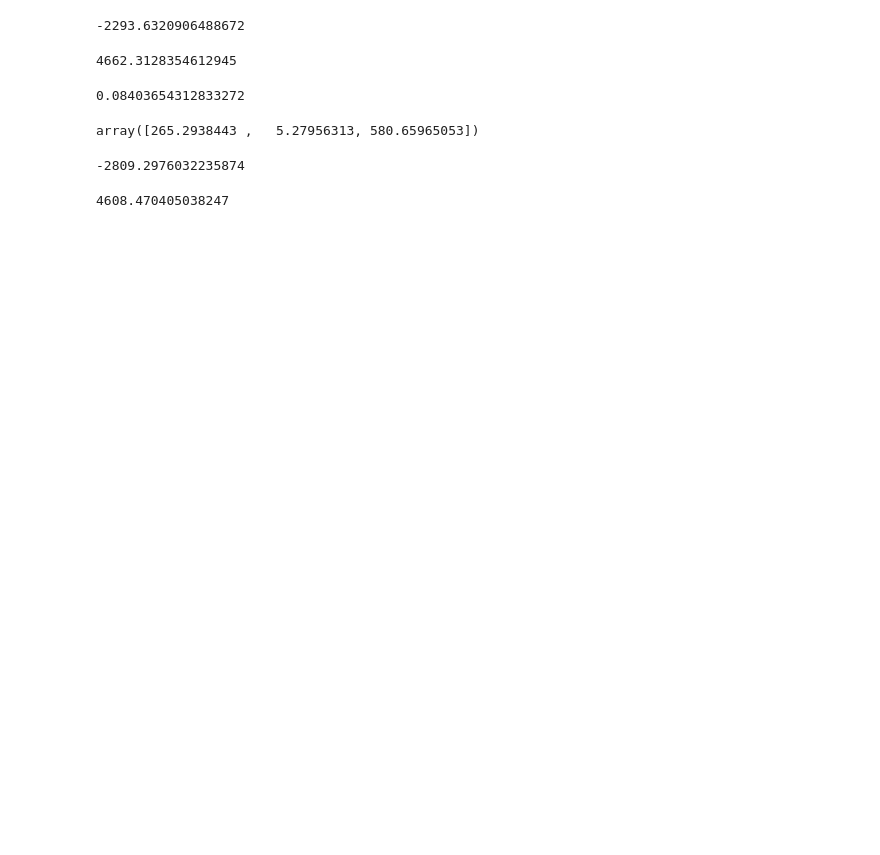
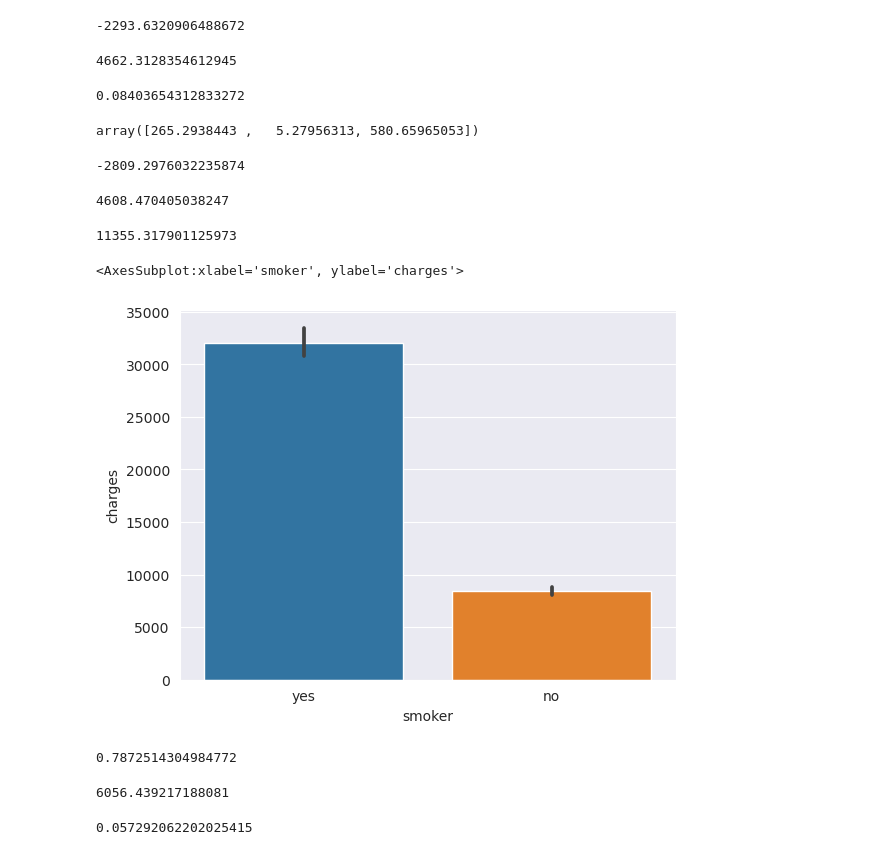
Before and after one commit to Aliqc7/Med-charges-repo, a Jupyter notebook: Med-charges.ipynb, the cells around one changed output. Drawn from its saved outputs; the diff is of its cells as text; code cells hidden in the pictures; blank space fills up the shorter version.

```diff
--- a/Med-charges.ipynb
+++ b/Med-charges.ipynb
@@ -428,0 +437,9 @@ loss
+# %%
+loss
+# %% [output]
+11355.317901125973
+# %%
+sns.barplot(data=medical_df, x= "smoker", y="charges")
+# %% [output]
+<AxesSubplot:xlabel='smoker', ylabel='charges'>
+[figure, added]
@@ -428,0 +450,4 @@ loss
+# %%
+medical_df.charges.corr(medical_df.smoker_code)
+# %% [output]
+0.7872514304984772
@@ -428,0 +460,8 @@ loss
+# %%
+rmse(targets, predictions)
+# %% [output]
+6056.439217188081
+# %%
+medical_df.charges.corr(medical_df.sex_code)
+# %% [output]
+0.057292062202025415
```
Also changed, not shown: parts of 33 cells of this notebook.
